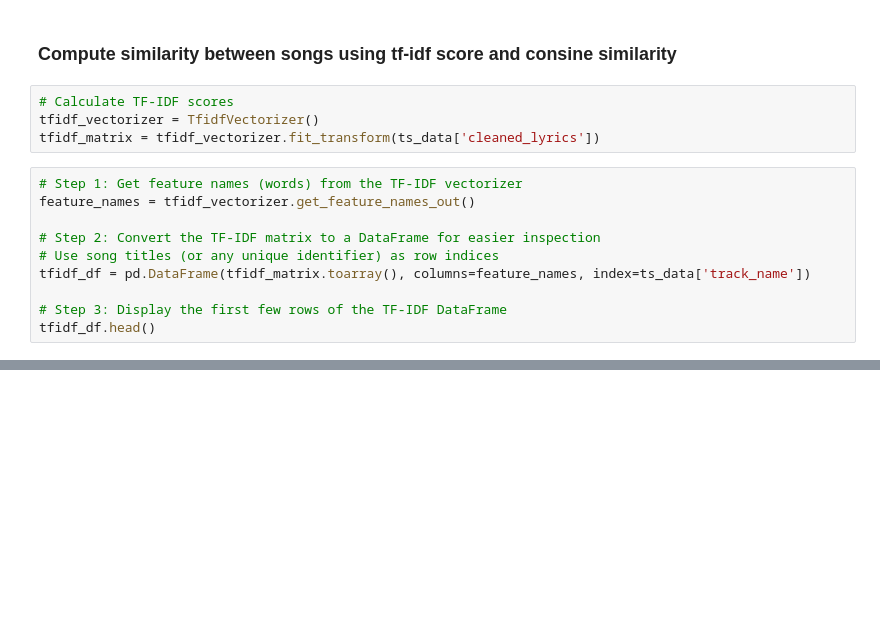
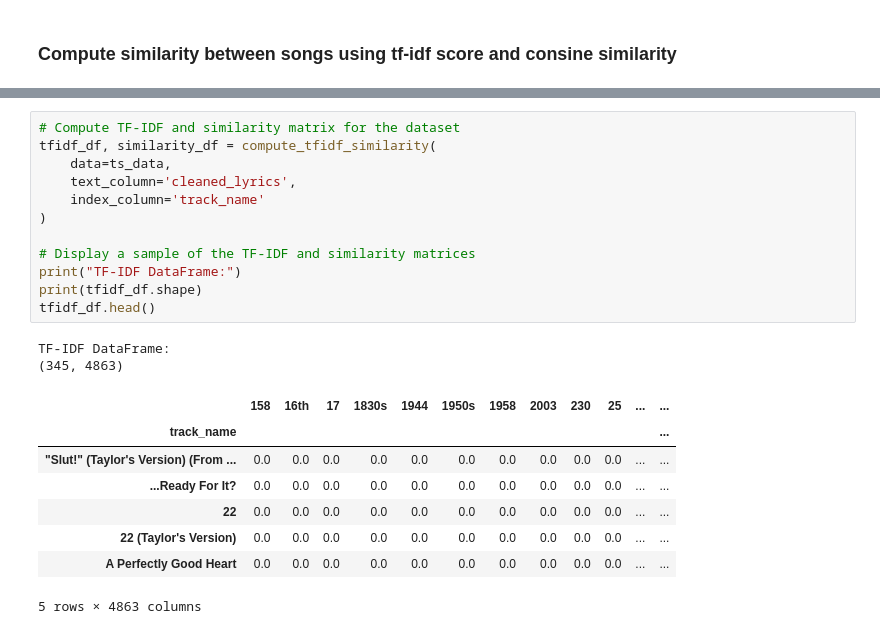
Before and after one commit to raquel-ch/sg_project, a Jupyter notebook: network.ipynb, the cells around one changed output, grey strips where cells are left out. Drawn from its saved outputs; the diff is of its cells as text; blank space fills up the shorter version.

```diff
--- a/network.ipynb
+++ b/network.ipynb
@@ -178,16 +165,2 @@ ts_data[['track_name', 'cleaned_lyrics']].head()
 # %% [markdown]
 ### Compute similarity between songs using tf-idf score and consine similarity
-# %%
-# Calculate TF-IDF scores
-tfidf_vectorizer = TfidfVectorizer()
-tfidf_matrix = tfidf_vectorizer.fit_transform(ts_data['cleaned_lyrics'])
-# %%
-# Step 1: Get feature names (words) from the TF-IDF vectorizer
-feature_names = tfidf_vectorizer.get_feature_names_out()
-
-# Step 2: Convert the TF-IDF matrix to a DataFrame for easier inspection
-# Use song titles (or any unique identifier) as row indices
-tfidf_df = pd.DataFrame(tfidf_matrix.toarray(), columns=feature_names, index=ts_data['track_name'])
-
-# Step 3: Display the first few rows of the TF-IDF DataFrame
-tfidf_df.head()
@@ -579,0 +207,23 @@ Number of communities detected: 41
+# %%
+# Compute TF-IDF and similarity matrix for the dataset
+tfidf_df, similarity_df = compute_tfidf_similarity(
+    data=ts_data,
+    text_column='cleaned_lyrics',
+    index_column='track_name'
+)
+
+# Display a sample of the TF-IDF and similarity matrices
+print("TF-IDF DataFrame:")
+print(tfidf_df.shape)
+tfidf_df.head()
+# %% [output]
+TF-IDF DataFrame:
+(345, 4863)
+|  | 158 | 16th | 17 | 1830s | 1944 | 1950s | 1958 | 2003 | 230 | 25 | ... | ... |
+| track_name |  |  |  |  |  |  |  |  |  |  |  | ... |
+| "Slut!" (Taylor's Version) (From ... | 0.0 | 0.0 | 0.0 | 0.0 | 0.0 | 0.0 | 0.0 | 0.0 | 0.0 | 0.0 | ... | ... |
+| ...Ready For It? | 0.0 | 0.0 | 0.0 | 0.0 | 0.0 | 0.0 | 0.0 | 0.0 | 0.0 | 0.0 | ... | ... |
+| 22 | 0.0 | 0.0 | 0.0 | 0.0 | 0.0 | 0.0 | 0.0 | 0.0 | 0.0 | 0.0 | ... | ... |
+| 22 (Taylor's Version) | 0.0 | 0.0 | 0.0 | 0.0 | 0.0 | 0.0 | 0.0 | 0.0 | 0.0 | 0.0 | ... | ... |
+| A Perfectly Good Heart | 0.0 | 0.0 | 0.0 | 0.0 | 0.0 | 0.0 | 0.0 | 0.0 | 0.0 | 0.0 | ... | ... |
+5 rows × 4863 columns
```
Also changed, not shown: parts of 41 cells of this notebook.
